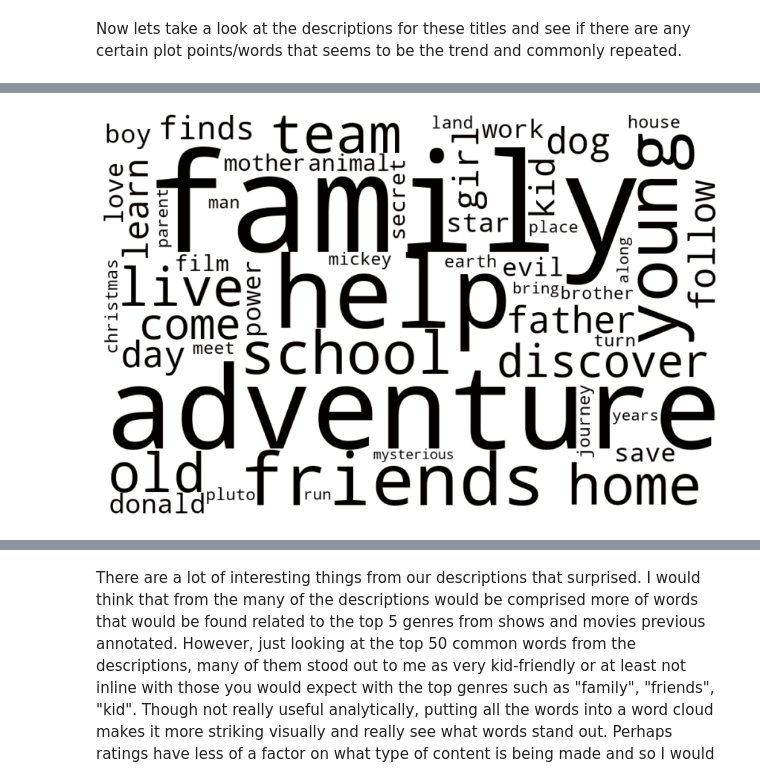
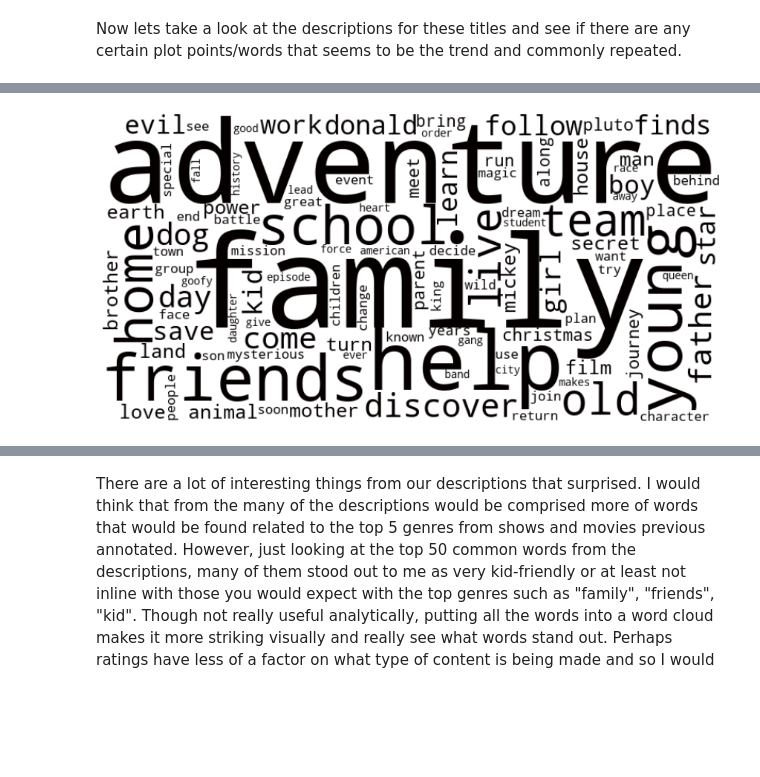
Before and after one commit to kekevin12/Disney_EDA, a Jupyter notebook: disney_data.ipynb, the cells around one changed output, grey strips where cells are left out. Saved outputs shown, nothing was run; the diff lists cells and outputs as text; code cells hidden in the pictures; blank space fills up the shorter version.

Commit message:
word cloud change

```diff
--- a/disney_data.ipynb
+++ b/disney_data.ipynb
@@ -277,19 +277,19 @@ fig = px.bar(wcount.head(50), y ="count", x ='word',
 # %%
 test = " ".join(word for word in dcount["description"])
 
 def black_color_func(word, font_size, position,orientation,random_state=None, **kwargs):
     return("hsl(0,100%, 1%)")
 
-wordcloud = WordCloud(width=1000,height=650,max_words=50, background_color="white", stopwords= stop).generate(test)
+wordcloud = WordCloud(width=800,height=400,max_words=100, background_color="white", stopwords= stop).generate(test)
 
 plt.figure(figsize=[15,10])
 wordcloud.recolor(color_func = black_color_func)
 
 plt.imshow(wordcloud, interpolation='bilinear')
 plt.axis("off")
 plt.show()
 # %% [output]
-[figure, old version]
+[figure, new version]
 # %% [markdown]
 ![image](https://github.com/kekevin12/Disney_EDA/blob/main/Graphs/descwordcloud.png?raw=true)
 # %% [markdown]
```
Also changed, not shown: 1 other file.
